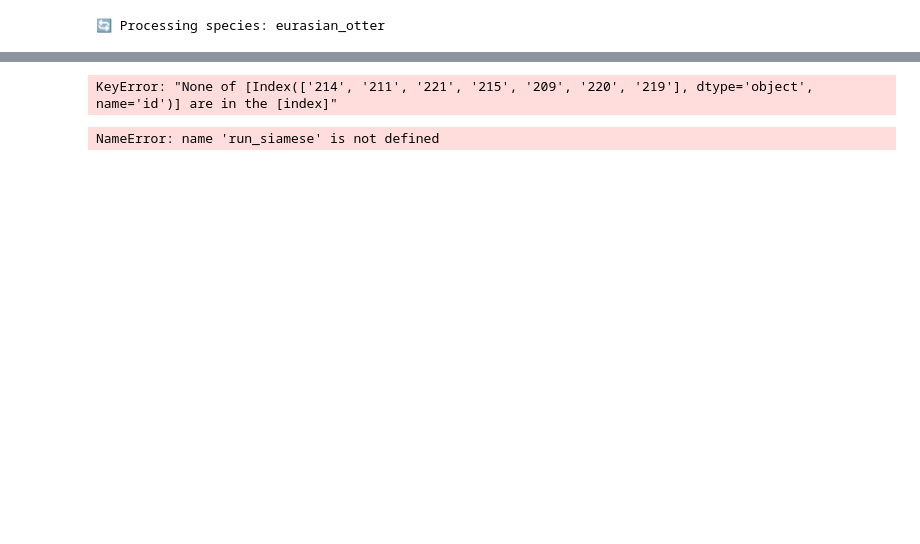
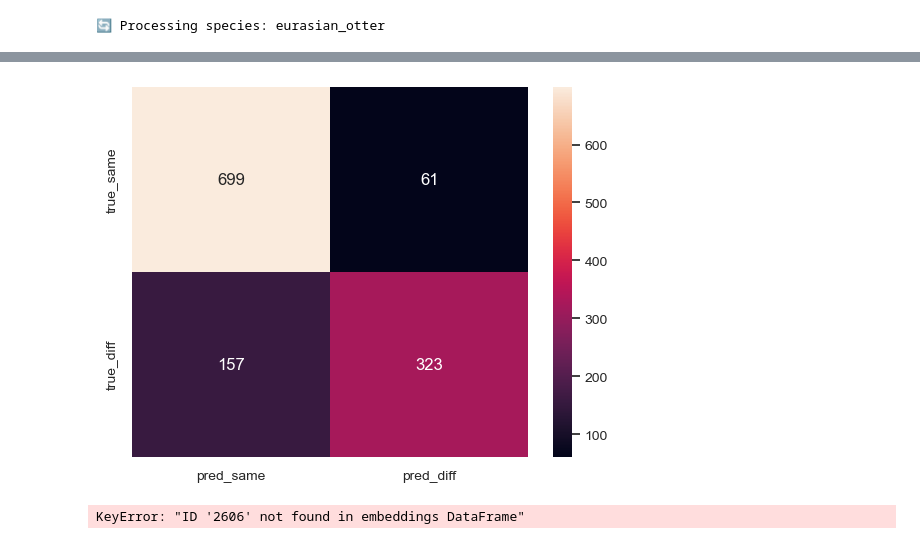
Before and after one commit to FKistner85/FIT_package, a Jupyter notebook: notebooks/otter_three_pipelines.ipynb, the cells around one changed output, grey strips where cells are left out. Saved outputs shown, nothing was run; the diff lists cells and outputs as text; code cells hidden in the pictures; blank space fills up the shorter version.

```diff
--- a/notebooks/otter_three_pipelines.ipynb
+++ b/notebooks/otter_three_pipelines.ipynb
@@ -102,26 +100,26 @@ from sklearn.model_selection import StratifiedKFold, cross_val_predict
 from FIT_python.pipeline_individual_id.baseline_pipeline import DistanceBaseline
 from FIT_python.pipeline_individual_id.evaluation import compute_confusion
 
-# 1) Generiere die Features & Labels
-res_base = DistanceBaseline.run(train_df, val_comps, feature_cols, val_df=val_df)
-Xb = res_base.filter(regex="^dist_")
-yb = res_base["same_individual"].map({"True": 1, "False": 0})
+splits = sequential_holdout_ids(ids, val_sizes=[3, 5, 9], n_iter=10, random_state=0)
 
-# 2) Definiere Stratified 5-Fold CV
-cv = StratifiedKFold(n_splits=3, shuffle=True, random_state=42)
-lr = LogisticRegression(max_iter=200)
+for split in splits:
+    train_df = df[df["individual_id"].isin(split["train_ids"])]
+    val_df   = df[df["individual_id"].isin(split["val_ids"])]
+    val_comps = generate_pairwise_comparisons_from_df(
+        val_df, id_col="individual_id", group_sizes=[7],
+        n_repeats=2, mode="both", selfmatch_factor=2.0,
+        n_folds=2, random_state=42, show_progress=True,
+    )
 
-# 3) Erzeuge CV-Predictions für jedes Sample im Validation-Set
-y_pred = cross_val_predict(lr, Xb, yb, cv=cv)
+    res_base = DistanceBaseline.run(train_df, val_comps, feature_cols, val_df=val_df)
+    Xb = res_base.filter(regex="^dist_")
+    yb = res_base["same_individual"].map({"True": 1, "False": 0})
 
-# 4) Berechne die Konfusionsmatrix
-cm_base = compute_confusion(pd.DataFrame({"same_individual": yb, "pred": y_pred}))
+    cv = StratifiedKFold(n_splits=2, shuffle=True, random_state=42)
+    lr = LogisticRegression(max_iter=200)
+    y_pred = cross_val_predict(lr, Xb, yb, cv=cv)
 
-# 5) Visualisiere
-plt.figure(figsize=(6, 5))
-sns.heatmap(cm_base, annot=True, fmt="d", cmap="Blues")
-plt.xlabel("Predicted")
-plt.ylabel("Actual")
-plt.title("5-Fold Stratified CV Confusion Matrix")
-plt.show()
+    cm_base = compute_confusion(pd.DataFrame({"same_individual": yb, "pred": y_pred}))
+    print(f"Iteration {split['iteration']}, n_val={split['n_val']}")
+    display(cm_base)
 # %% [output]
@@ -129,19 +151,21 @@ KeyError: "None of [Index(['Eurasian_Otter_448', 'Eurasian_Otter_454', 'Eurasian
 # %%
 res_umap, emb_umap = run_umap(train_df, val_comps, feature_cols, val_df=val_df)
 yu = res_umap["same_individual"].map({"True": 1, "False": 0})
 pred_u = (res_umap["pred_same_proba"] > 0.5).astype(int)
-cm_umap = compute_confusion(pd.DataFrame({"same_individual": yu, "pred": pred_u}))
+res_umap["pred"] = (res_umap["pred_same_proba"] > 0.5).astype(int)
+cm_umap = compute_confusion(res_umap, true_col="same_individual", pred_col="pred")
+
 sns.heatmap(cm_umap, annot=True, fmt="d")
 plt.show()
 # %% [output]
-KeyError: "None of [Index(['214', '211', '221', '215', '209', '220', '219'], dtype='object', name='id')] are in the [index]"
+[figure, added]
 # %%
 # Siamese-Pipeline aktuell deaktiviert
-# res_siam = run_siamese(train_df, val_comps, feature_cols)
-# ys = pd.Series([c["same_individual"] for c in val_comps]).map({"True": 1, "False": 0})
-# pred_s = (pd.Series([r["pred_same"] for r in res_siam]) > 0.5).astype(int)
-# cm_siam = compute_confusion(pd.DataFrame({"same_individual": ys, "pred": pred_s}))
-# sns.heatmap(cm_siam, annot=True, fmt="d")
-# plt.show()
+res_siam = run_siamese(train_df, val_comps, feature_cols)
+ys = pd.Series([c["same_individual"] for c in val_comps]).map({"True": 1, "False": 0})
+pred_s = (pd.Series([r["pred_same"] for r in res_siam]) > 0.5).astype(int)
+cm_siam = compute_confusion(pd.DataFrame({"same_individual": ys, "pred": pred_s}))
+sns.heatmap(cm_siam, annot=True, fmt="d")
+plt.show()
 # %% [output]
-NameError: name 'run_siamese' is not defined
+KeyError: "ID '2606' not found in embeddings DataFrame"
```
Also changed, not shown: parts of 4 cells of this notebook.
